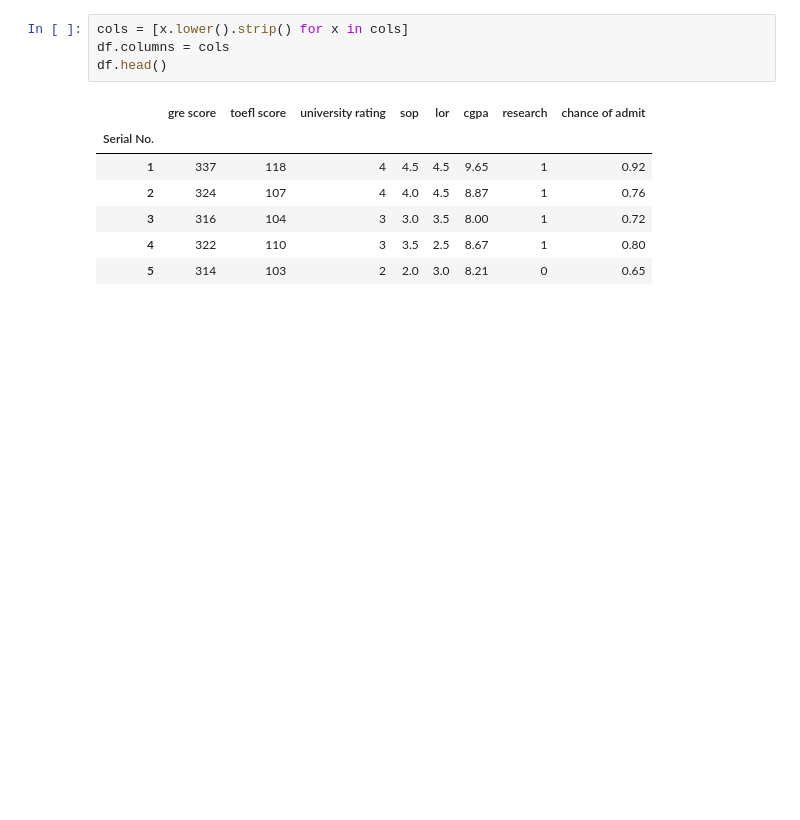
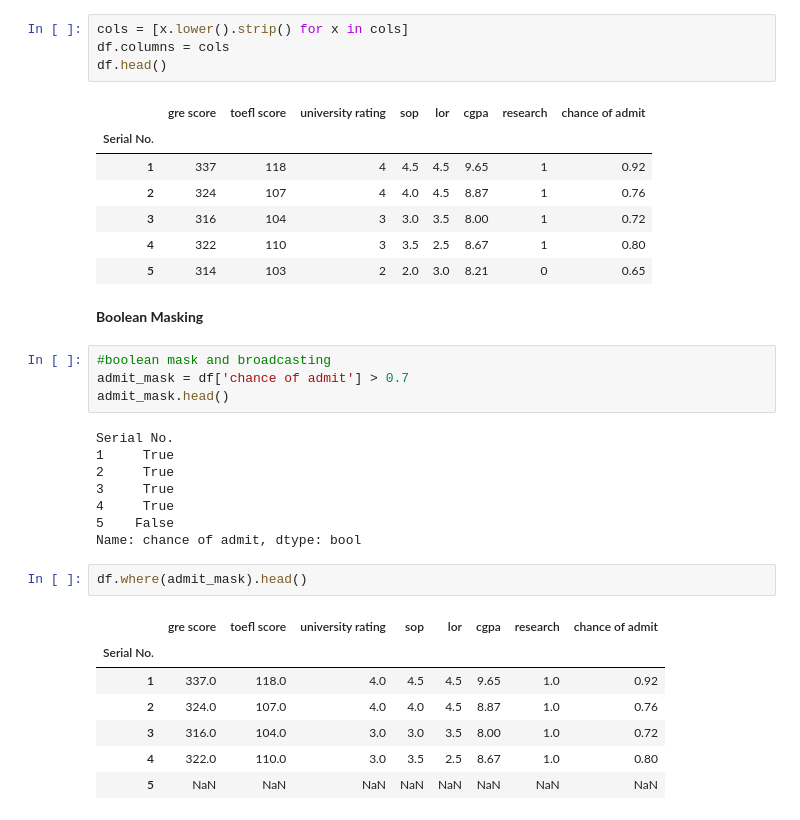
Before and after one commit to Bushramjad/Applied-Data-Science-with-Python-Specialization, a Jupyter notebook: pandas.ipynb, the cells around one changed output. Cells and saved outputs as stored; diff of their text form; blank space fills up the shorter version.

```diff
--- a/pandas.ipynb
+++ b/pandas.ipynb
@@ -52,3 +59,27 @@ df.head()
 | 3 | 316 | 104 | 3 | 3.0 | 3.5 | 8.00 | 1 | 0.72 |
 | 4 | 322 | 110 | 3 | 3.5 | 2.5 | 8.67 | 1 | 0.80 |
 | 5 | 314 | 103 | 2 | 2.0 | 3.0 | 8.21 | 0 | 0.65 |
+# %% [markdown]
+**Boolean Masking**
+# %%
+#boolean mask and broadcasting
+admit_mask = df['chance of admit'] > 0.7
+admit_mask.head()
+# %% [output]
+Serial No.
+1     True
+2     True
+3     True
+4     True
+5    False
+Name: chance of admit, dtype: bool
+# %%
+df.where(admit_mask).head()
+# %% [output]
+|  | gre score | toefl score | university rating | sop | lor | cgpa | research | chance of admit |
+| Serial No. |  |  |  |  |  |  |  |  |
+| 1 | 337.0 | 118.0 | 4.0 | 4.5 | 4.5 | 9.65 | 1.0 | 0.92 |
+| 2 | 324.0 | 107.0 | 4.0 | 4.0 | 4.5 | 8.87 | 1.0 | 0.76 |
+| 3 | 316.0 | 104.0 | 3.0 | 3.0 | 3.5 | 8.00 | 1.0 | 0.72 |
+| 4 | 322.0 | 110.0 | 3.0 | 3.5 | 2.5 | 8.67 | 1.0 | 0.80 |
+| 5 | NaN | NaN | NaN | NaN | NaN | NaN | NaN | NaN |
```
Also changed, not shown: parts of 16 cells of this notebook.
